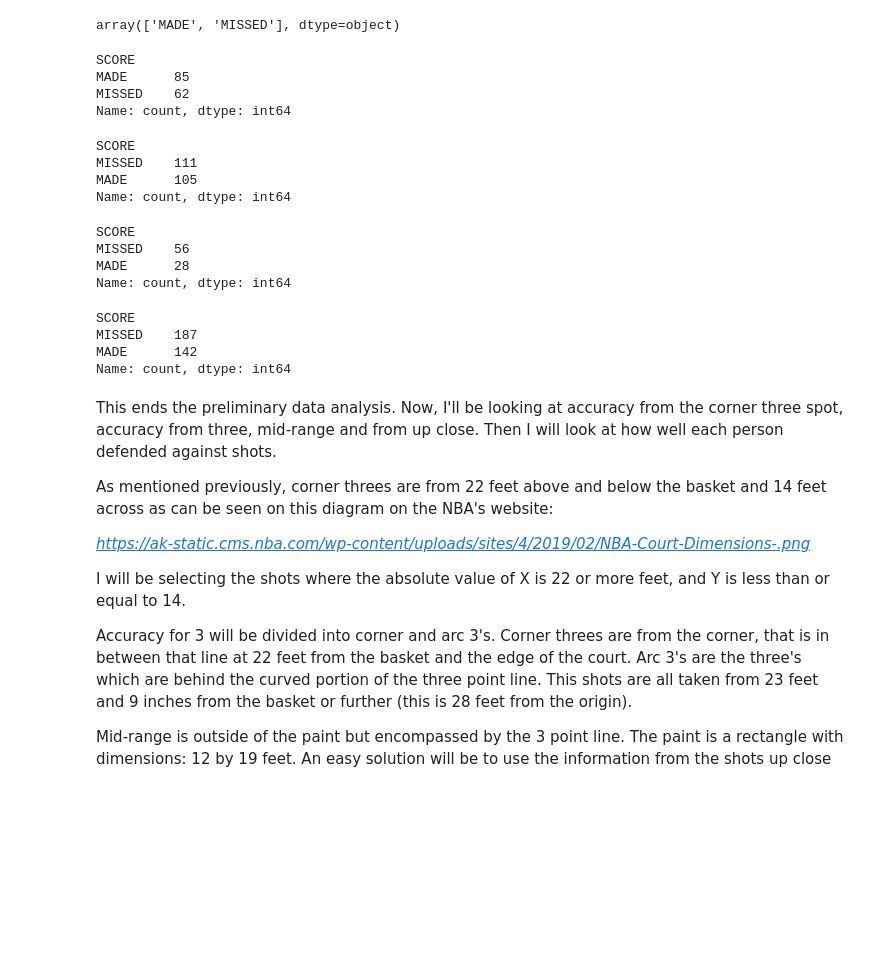
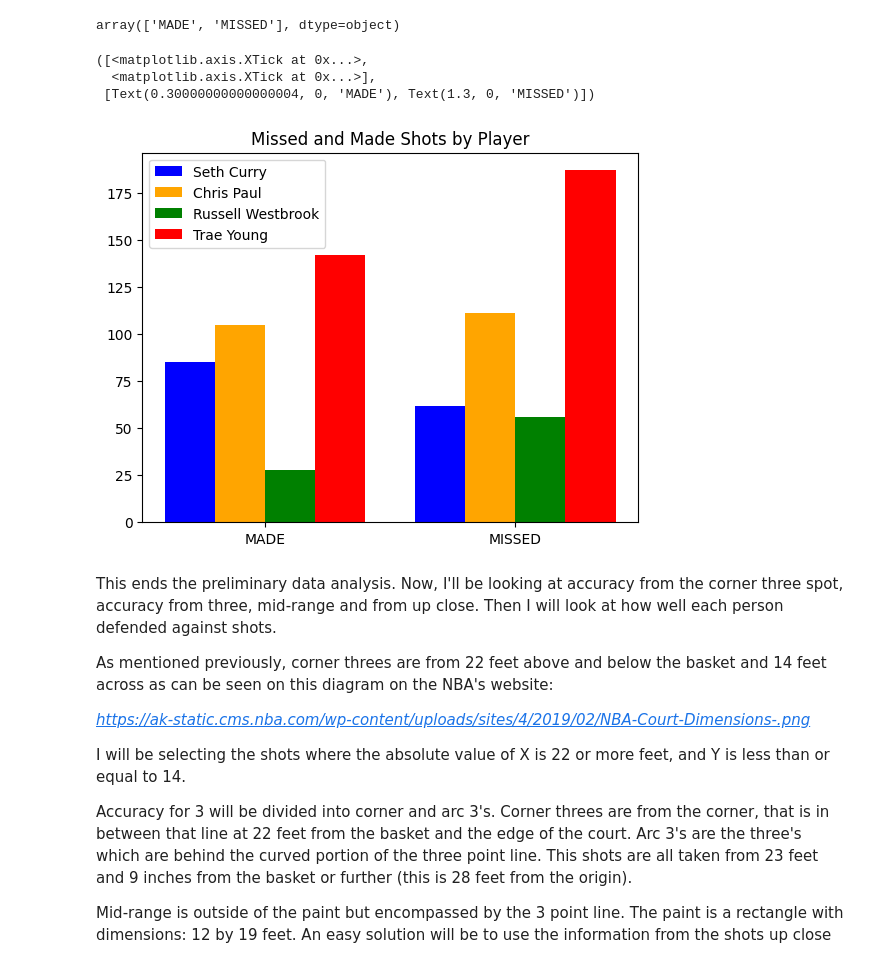
Before and after one commit to kacpersienkiewicz/NBAShootingAnalysis, a Jupyter notebook: NBAShootingAnalysis.ipynb, the cells around one changed output. Cells and saved outputs as stored; diff of their text form; code cells hidden in the pictures; blank space fills up the shorter version.

Commit message:
More Refactoring
Refactored the missed and made shots to be a single bar graph, A bit slicker than before.

```diff
--- a/NBAShootingAnalysis.ipynb
+++ b/NBAShootingAnalysis.ipynb
@@ -117,34 +117,20 @@ Name: count, dtype: int64
 df["SCORE"].unique()
 # %% [output]
 array(['MADE', 'MISSED'], dtype=object)
-# %%
-df[df["SHOOTER"] == "Seth Curry"]["SCORE"].value_counts()
-# %% [output]
-SCORE
-MADE      85
-MISSED    62
-Name: count, dtype: int64
-# %%
-df[df["SHOOTER"] == "Chris Paul"]["SCORE"].value_counts()
-# %% [output]
-SCORE
-MISSED    111
-MADE      105
-Name: count, dtype: int64
-# %%
-df[df["SHOOTER"] == "Russell Westbrook"]["SCORE"].value_counts()
-# %% [output]
-SCORE
-MISSED    56
-MADE      28
-Name: count, dtype: int64
-# %%
-df[df["SHOOTER"] == "Trae Young"]["SCORE"].value_counts()
-# %% [output]
-SCORE
-MISSED    187
-MADE      142
-Name: count, dtype: int64
+# %%
+XRange = np.arange(2)
+for i, Player in enumerate(Players):
+    data = dict(df[df["SHOOTER"] == Player]["SCORE"].value_counts(sort=False))
+    plt.bar(XRange + i * width, list(data.values()),width,color=Colors[i], label=Player)
+
+plt.title("Missed and Made Shots by Player")
+plt.legend()
+plt.xticks(XRange+1.5*width, list(data.keys()))
+# %% [output]
+([<matplotlib.axis.XTick at 0x...>,
+  <matplotlib.axis.XTick at 0x...>],
+ [Text(0.30000000000000004, 0, 'MADE'), Text(1.3, 0, 'MISSED')])
+[figure, added]
 # %% [markdown]
 This ends the preliminary data analysis. Now, I'll be looking at accuracy from the corner three spot, accuracy from three, mid-range and from up close. Then I will look at how well each person defended against shots.
 
```
